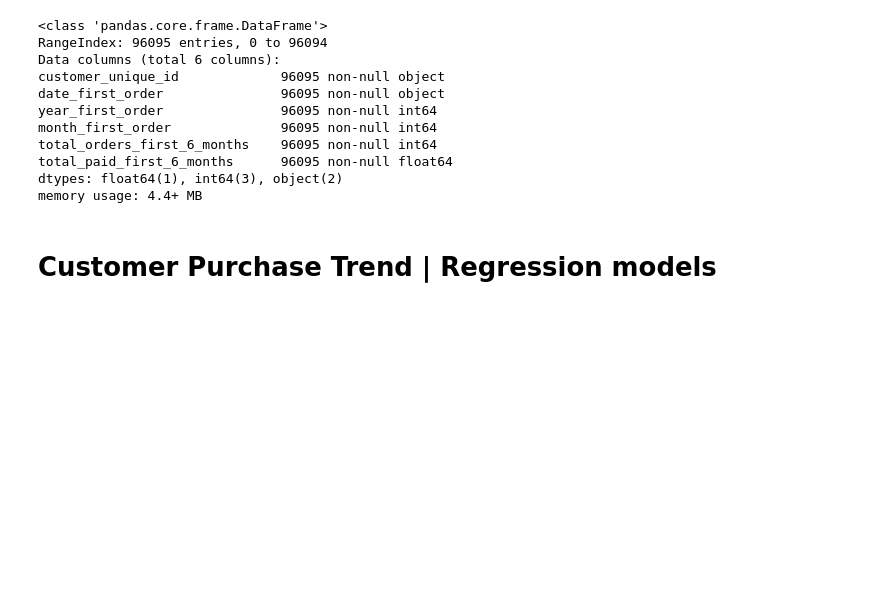
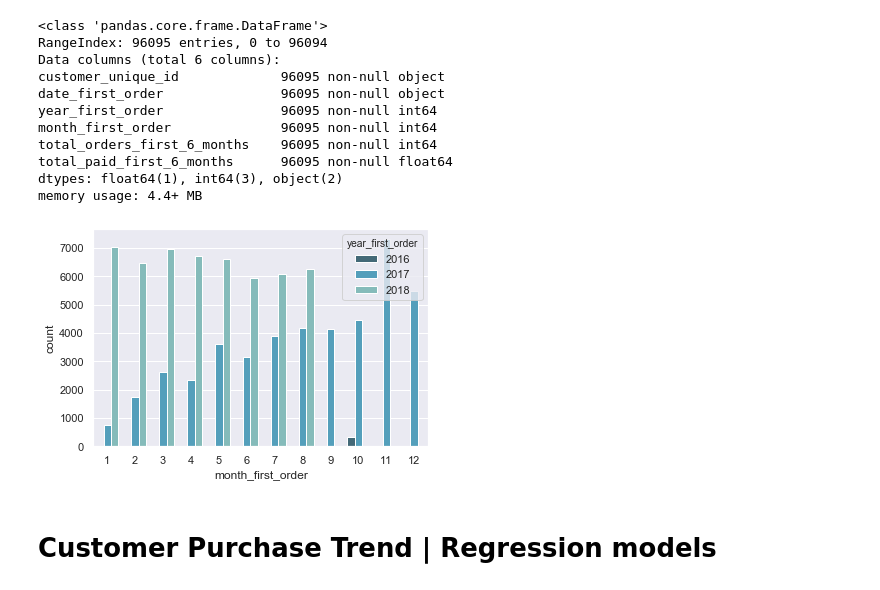
Before and after one commit to perezrm/Cap3_brazilian_ecommerce, a Jupyter notebook: Purchase_Trend_Brazilian_Ecommerce.ipynb, the cells around one changed output. Cells and saved outputs as stored; diff of their text form; code cells hidden in the pictures; blank space fills up the shorter version.

```diff
--- a/Purchase_Trend_Brazilian_Ecommerce.ipynb
+++ b/Purchase_Trend_Brazilian_Ecommerce.ipynb
@@ -145,6 +145,12 @@ total_orders_first_6_months    96095 non-null int64
 total_paid_first_6_months      96095 non-null float64
 dtypes: float64(1), int64(3), object(2)
 memory usage: 4.4+ MB
+# %%
+sns.set(style="darkgrid")
+
+ax = sns.countplot(x="month_first_order", hue = "year_first_order", data=customers, palette = "GnBu_d")
+# %% [output]
+[figure, added]
 # %% [markdown]
 # Customer Purchase Trend | Regression models
 # %%
```
Also changed, not shown: 7 other files.
